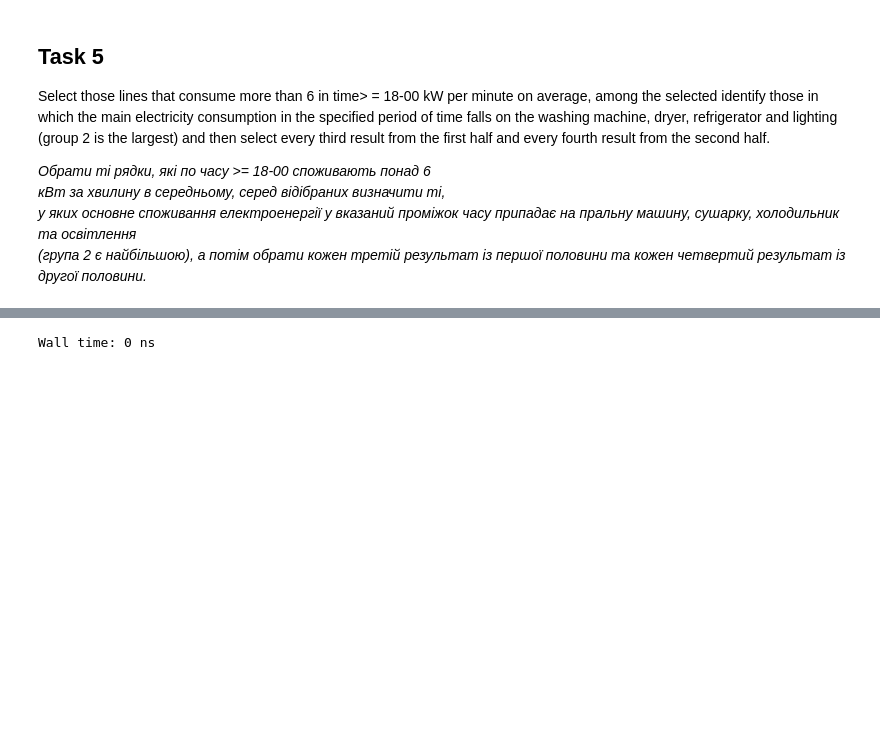
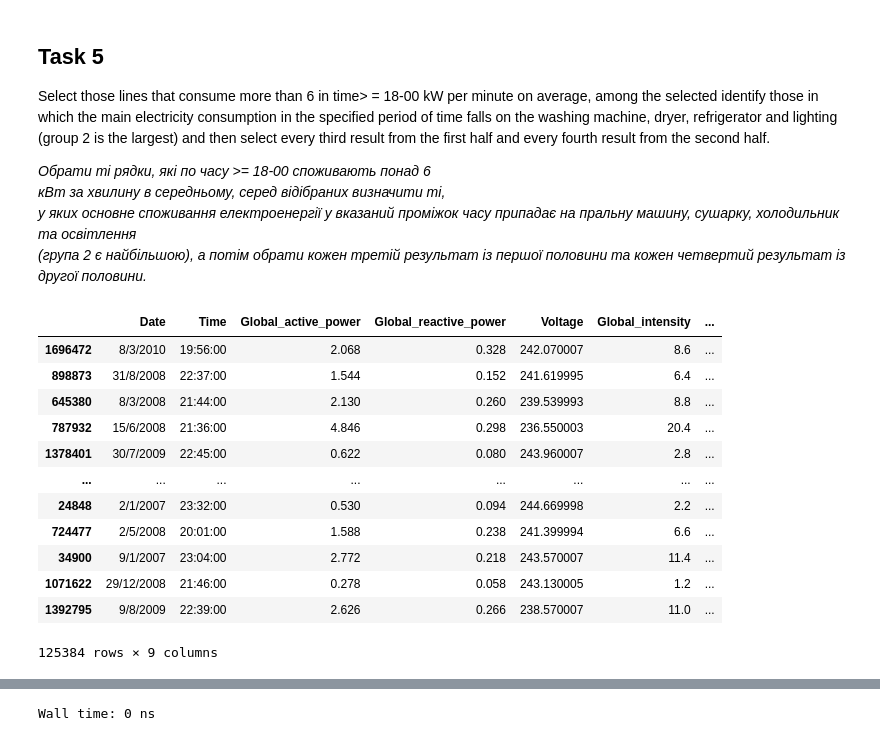
Before and after one commit to ArturMarkov/Data_science, a Jupyter notebook: lab3/lab3_pandas.ipynb, the cells around one changed output, grey strips where cells are left out. Saved outputs shown, nothing was run; the diff lists cells and outputs as text; code cells hidden in the pictures; blank space fills up the shorter version.

```diff
--- a/lab3/lab3_pandas.ipynb
+++ b/lab3/lab3_pandas.ipynb
@@ -136,4 +96,20 @@ in which the main electricity consumption in the specified period of time falls
 кВт за хвилину в середньому, серед відібраних визначити ті,
 у яких основне споживання електроенергії у вказаний проміжок часу припадає на пральну машину, сушарку, холодильник та освітлення
 (група 2 є найбільшою), а потім обрати кожен третій результат із першої половини та кожен четвертий результат із другої половини.*
+# %%
+pandas_n4[pandas_n4.Time>="18:00:00"]
+# %% [output]
+|  | Date | Time | Global_active_power | Global_reactive_power | Voltage | Global_intensity | ... |
+| 1696472 | 8/3/2010 | 19:56:00 | 2.068 | 0.328 | 242.070007 | 8.6 | ... |
+| 898873 | 31/8/2008 | 22:37:00 | 1.544 | 0.152 | 241.619995 | 6.4 | ... |
+| 645380 | 8/3/2008 | 21:44:00 | 2.130 | 0.260 | 239.539993 | 8.8 | ... |
+| 787932 | 15/6/2008 | 21:36:00 | 4.846 | 0.298 | 236.550003 | 20.4 | ... |
+| 1378401 | 30/7/2009 | 22:45:00 | 0.622 | 0.080 | 243.960007 | 2.8 | ... |
+| ... | ... | ... | ... | ... | ... | ... | ... |
+| 24848 | 2/1/2007 | 23:32:00 | 0.530 | 0.094 | 244.669998 | 2.2 | ... |
+| 724477 | 2/5/2008 | 20:01:00 | 1.588 | 0.238 | 241.399994 | 6.6 | ... |
+| 34900 | 9/1/2007 | 23:04:00 | 2.772 | 0.218 | 243.570007 | 11.4 | ... |
+| 1071622 | 29/12/2008 | 21:46:00 | 0.278 | 0.058 | 243.130005 | 1.2 | ... |
+| 1392795 | 9/8/2009 | 22:39:00 | 2.626 | 0.266 | 238.570007 | 11.0 | ... |
+125384 rows × 9 columns
 # %%
```
Also changed, not shown: parts of 15 cells of this notebook, 2 other files.
